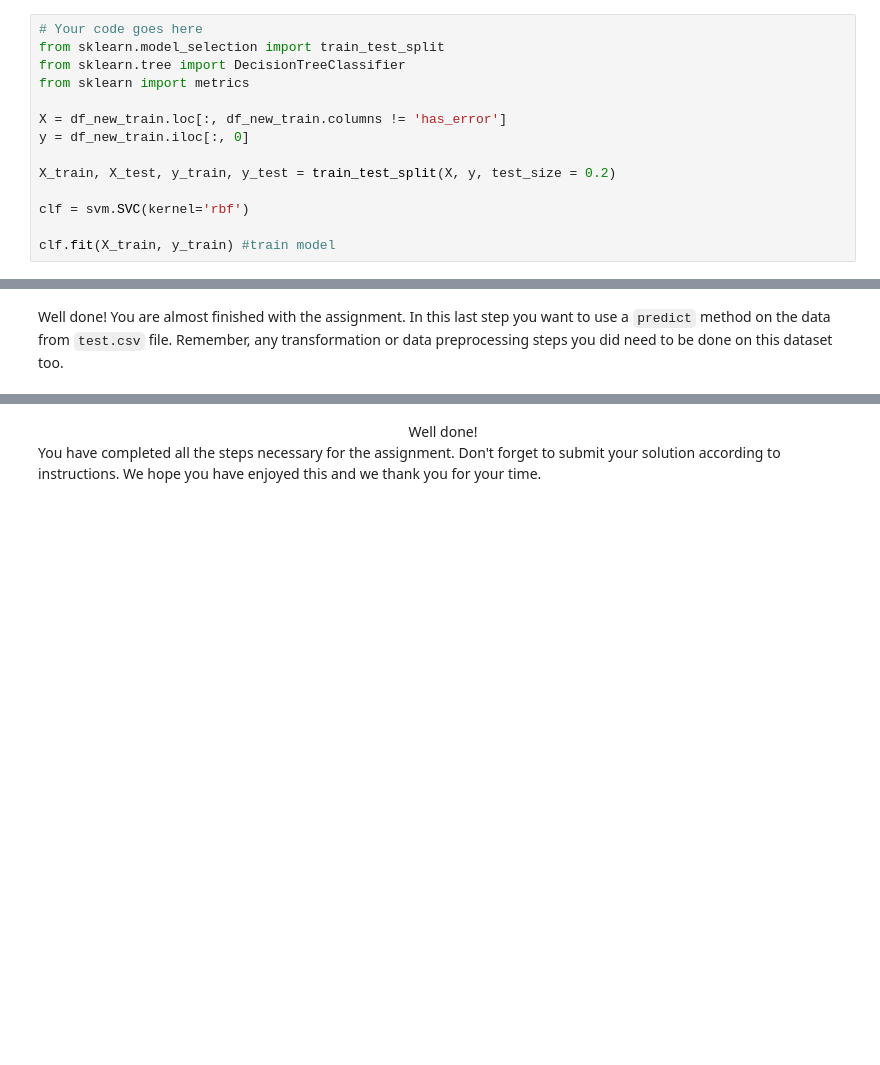
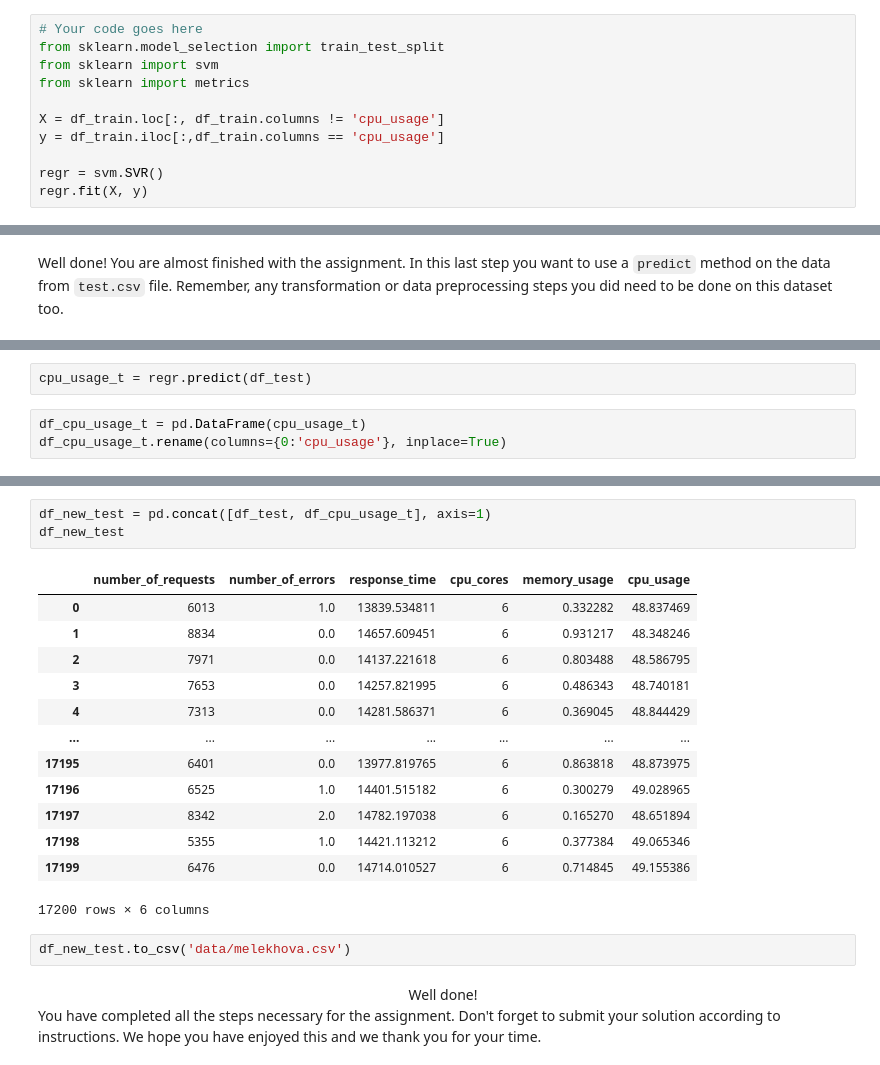
Before and after one commit to natasa-plulikova/interns_day, a Jupyter notebook: Starter_notebook.ipynb, the cells around one changed output, grey strips where cells are left out. Saved outputs shown, nothing was run; the diff lists cells and outputs as text; blank space fills up the shorter version.

```diff
--- a/Starter_notebook.ipynb
+++ b/Starter_notebook.ipynb
@@ -219,15 +216,12 @@ Do not forget that you need to validate your model. Especially if you train mult
 # %%
 # Your code goes here
 from sklearn.model_selection import train_test_split
-from sklearn.tree import DecisionTreeClassifier
+from sklearn import svm
 from sklearn import metrics
 
-X = df_new_train.loc[:, df_new_train.columns != 'has_error']
-y = df_new_train.iloc[:, 0]
+X = df_train.loc[:, df_train.columns != 'cpu_usage']
+y = df_train.iloc[:,df_train.columns == 'cpu_usage']
 
-X_train, X_test, y_train, y_test = train_test_split(X, y, test_size = 0.2)
-
-clf = svm.SVC(kernel='rbf')
-
-clf.fit(X_train, y_train) #train model
+regr = svm.SVR()
+regr.fit(X, y)
 # %% [output]
@@ -259,0 +233,5 @@ ValueError: Classification metrics can't handle a mix of continuous-multioutput
+# %%
+cpu_usage_t = regr.predict(df_test)
+# %%
+df_cpu_usage_t = pd.DataFrame(cpu_usage_t)
+df_cpu_usage_t.rename(columns={0:'cpu_usage'}, inplace=True)
@@ -260,3 +254,22 @@ ValueError: Classification metrics can't handle a mix of continuous-multioutput
+# %%
+df_new_test = pd.concat([df_test, df_cpu_usage_t], axis=1)
+df_new_test
+# %% [output]
+|  | number_of_requests | number_of_errors | response_time | cpu_cores | memory_usage | cpu_usage |
+| 0 | 6013 | 1.0 | 13839.534811 | 6 | 0.332282 | 48.837469 |
+| 1 | 8834 | 0.0 | 14657.609451 | 6 | 0.931217 | 48.348246 |
+| 2 | 7971 | 0.0 | 14137.221618 | 6 | 0.803488 | 48.586795 |
+| 3 | 7653 | 0.0 | 14257.821995 | 6 | 0.486343 | 48.740181 |
+| 4 | 7313 | 0.0 | 14281.586371 | 6 | 0.369045 | 48.844429 |
+| ... | ... | ... | ... | ... | ... | ... |
+| 17195 | 6401 | 0.0 | 13977.819765 | 6 | 0.863818 | 48.873975 |
+| 17196 | 6525 | 1.0 | 14401.515182 | 6 | 0.300279 | 49.028965 |
+| 17197 | 8342 | 2.0 | 14782.197038 | 6 | 0.165270 | 48.651894 |
+| 17198 | 5355 | 1.0 | 14421.113212 | 6 | 0.377384 | 49.065346 |
+| 17199 | 6476 | 0.0 | 14714.010527 | 6 | 0.714845 | 49.155386 |
+17200 rows × 6 columns
+# %%
+df_new_test.to_csv('data/melekhova.csv')
 # %% [markdown]
 <div align="center"> Well done! </div>
 You have completed all the steps necessary for the assignment. Don't forget to submit your solution according to instructions.
```
Also changed, not shown: parts of 31 cells of this notebook, 1 other file.
